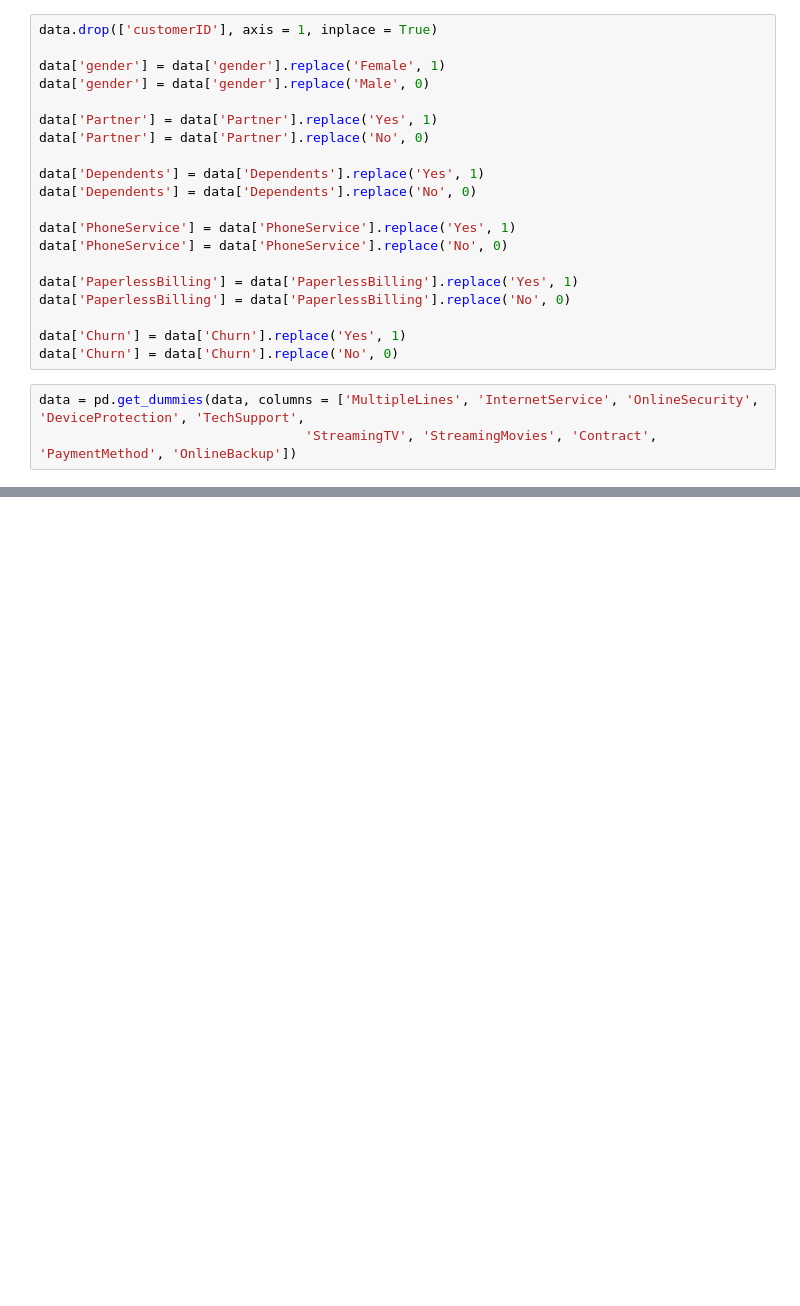
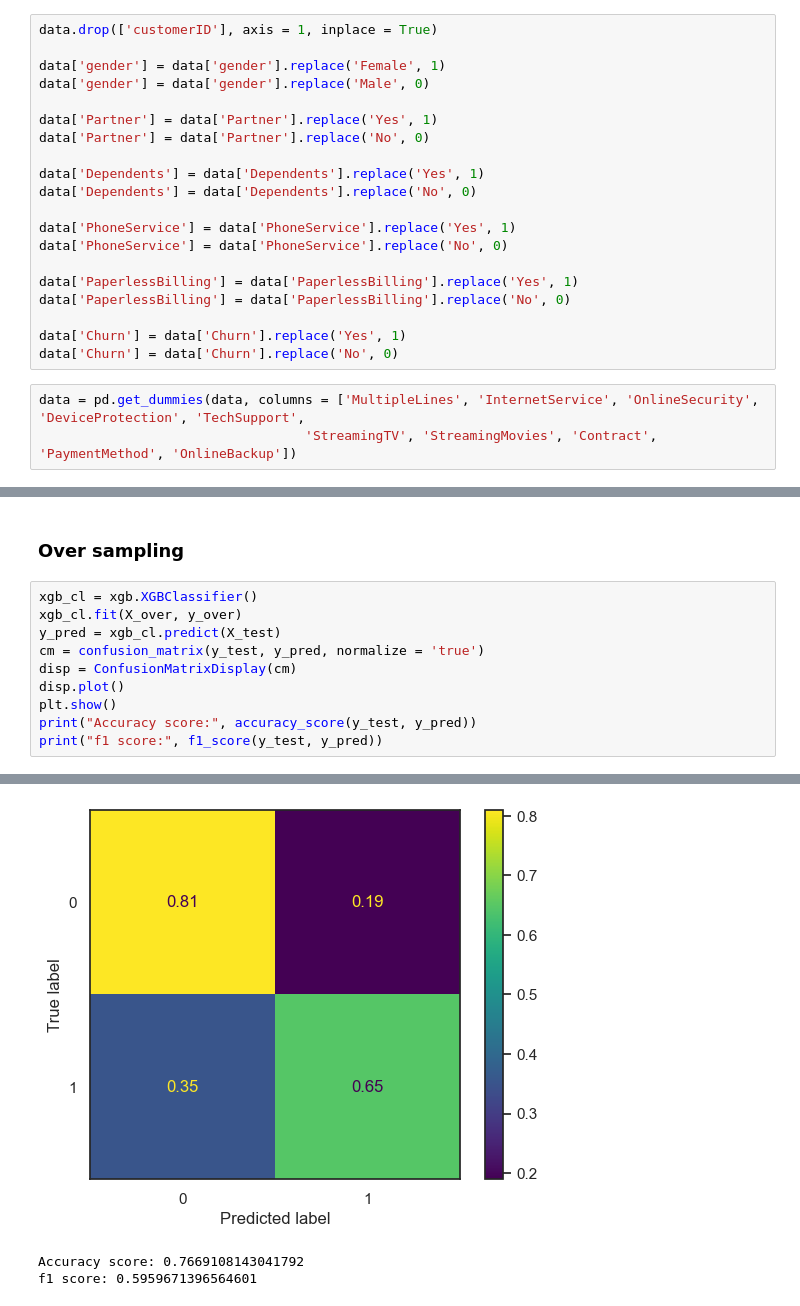
Before and after one commit to yash-jain7/Customer-Churn-Prediction, a Jupyter notebook: churn_prediction.ipynb, the cells around one changed output, grey strips where cells are left out. Cells and saved outputs as stored; diff of their text form; blank space fills up the shorter version.

```diff
--- a/churn_prediction.ipynb
+++ b/churn_prediction.ipynb
@@ -329,0 +371,13 @@ f1_score(y_test, y_pred)
+# %% [markdown]
+### Over sampling
+# %%
+xgb_cl = xgb.XGBClassifier()
+xgb_cl.fit(X_over, y_over)
+y_pred = xgb_cl.predict(X_test)
+cm = confusion_matrix(y_test, y_pred, normalize = 'true')
+disp = ConfusionMatrixDisplay(cm)
+disp.plot()
+plt.show()
+print("Accuracy score:", accuracy_score(y_test, y_pred))
+print("f1 score:", f1_score(y_test, y_pred))
+# %% [output]
@@ -329,0 +385,3 @@ f1_score(y_test, y_pred)
+[figure, added]
+Accuracy score: 0.7669108143041792
+f1 score: 0.5959671396564601
```
Also changed, not shown: parts of 34 cells of this notebook.
